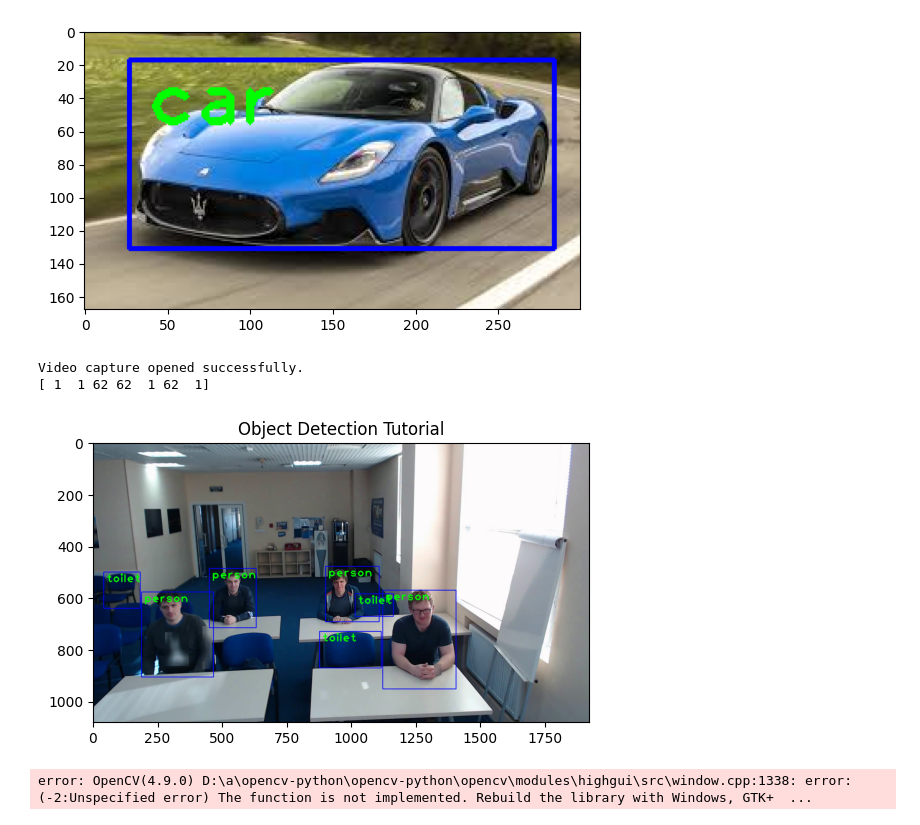
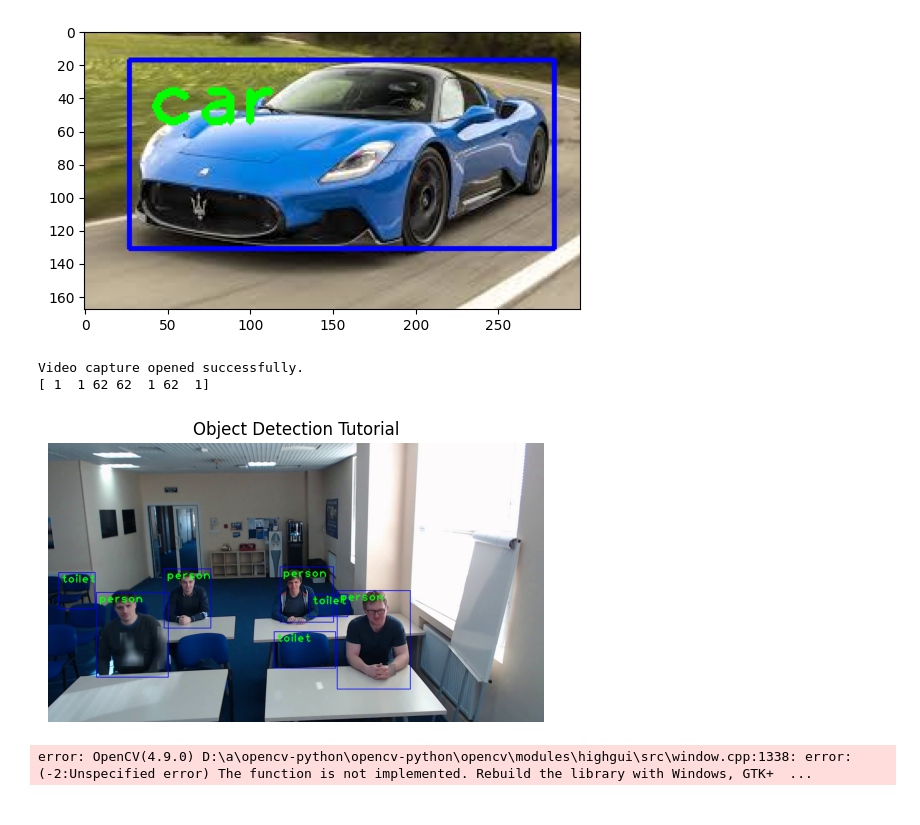
Before and after one commit to Vijay-2003/Object-Detection, a Jupyter notebook: main.ipynb, the cells around one changed output. Drawn from its saved outputs; the diff is of its cells as text; code cells hidden in the pictures.

Commit message:
Videocapture

```diff
--- a/main.ipynb
+++ b/main.ipynb
@@ -55,42 +55,102 @@ plt.imshow(cv2.cvtColor(img, cv2.COLOR_BGR2RGB))
 <matplotlib.image.AxesImage at 0x...>
 [figure]
 # %%
-#video & webcam capture
+import cv2
+import time
+import matplotlib.pyplot as plt
+
 cap = cv2.VideoCapture("classroom.mp4")
 
 if not cap.isOpened():
     cap = cv2.VideoCapture(0)
 if not cap.isOpened():
     raise IOError("Cannot Open Video")
 
 print("Video capture opened successfully.")
 
 font_scale = 3
 font = cv2.FONT_HERSHEY_PLAIN
 
+max_duration = 30
+start_time = time.time()
+
 while True:
     ret, frame = cap.read()
+    if not ret:
+        break
 
-    ClassIndex, confidece, bbox = model.detect(frame,confThreshold=0.55)
+    ClassIndex, confidence, bbox = model.detect(frame, confThreshold=0.55)
 
     print(ClassIndex)
-    if(len(ClassIndex) != 0):
-        for ClassInd, conf, boxes in zip(ClassIndex.flatten(), confidece.flatten(), bbox):
-          if(ClassInd<=80):
-            cv2.rectangle(frame, boxes, (255, 0, 0), 2)
-            cv2.putText(frame, classlabels[ClassInd-1], (boxes[0]+10, boxes[1]+40), font, fontScale=font_scale, color=(0, 255, 0), thickness=3)
+    if len(ClassIndex) != 0:
+        for ClassInd, conf, boxes in zip(ClassIndex.flatten(), confidence.flatten(), bbox):
+            if ClassInd <= 80:
+                cv2.rectangle(frame, boxes, (255, 0, 0), 2)
+                cv2.putText(frame, classlabels[ClassInd-1], (boxes[0]+10, boxes[1]+40), font, fontScale=font_scale, color=(0, 255, 0), thickness=3)
 
-    # cv2.imshow('Object Detection Tutorial', frame)
-    plt.imshow(cv2.cvtColor(frame, cv2.COLOR_BGR2RGB))
+    # Convert the frame to RGB (matplotlib uses RGB, OpenCV uses BGR)
+    frame_rgb = cv2.cvtColor(frame, cv2.COLOR_BGR2RGB)
+
+    # Display the frame using matplotlib
+    plt.imshow(frame_rgb)
     plt.title('Object Detection Tutorial')
+    plt.axis('off')
     plt.show()
+
     if cv2.waitKey(2) & 0xFF == ord('q'):
+        break
+
+    if time.time() - start_time > max_duration:
+        print("Maximum duration reached. Ending the video capture.")
         break
 
 cap.release()
 cv2.destroyAllWindows()
+
+# #video & webcam capture
+# import time
+# cap = cv2.VideoCapture("classroom.mp4")
+
+# if not cap.isOpened():
+#     cap = cv2.VideoCapture(0)
+# if not cap.isOpened():
+#     raise IOError("Cannot Open Video")
+
+# print("Video capture opened successfully.")
+
+# font_scale = 3
+# font = cv2.FONT_HERSHEY_PLAIN
+
+# max_duration = 30
+# start_time = time.time()
+
+# while True:
+#     ret, frame = cap.read()
+#     if not ret:
+#         break
+
+#     ClassIndex, confidece, bbox = model.detect(frame,confThreshold=0.55)
+
+#     print(ClassIndex)
+#     if(len(ClassIndex) != 0):
+#         for ClassInd, conf, boxes in zip(ClassIndex.flatten(), confidece.flatten(), bbox):
+#           if(ClassInd<=80):
+#             cv2.rectangle(frame, boxes, (255, 0, 0), 2)
+#             cv2.putText(frame, classlabels[ClassInd-1], (boxes[0]+10, boxes[1]+40), font, fontScale=font_scale, color=(0, 255, 0), thickness=3)
+
+#     cv2.imshow('Object Detection Tutorial', frame)
+
+#     if cv2.waitKey(2) & 0xFF == ord('q'):
+#         break
+
+#     if time.time() - start_time > max_duration:
+#         print("Maximum duration reached. Ending the video capture.")
+#         break
+
+# cap.release()
+# cv2.destroyAllWindows()
 # %% [output]
 Video capture opened successfully.
 [ 1  1 62 62  1 62  1]
-[figure, old version]
+[figure, new version]
 error: OpenCV(4.9.0) D:\a\opencv-python\opencv-python\opencv\modules\highgui\src\window.cpp:1338: error: (-2:Unspecified error) The function is not implemented. Rebuild the library with Windows, GTK+  ...
```
Also changed, not shown: parts of 1 cell of this notebook.
